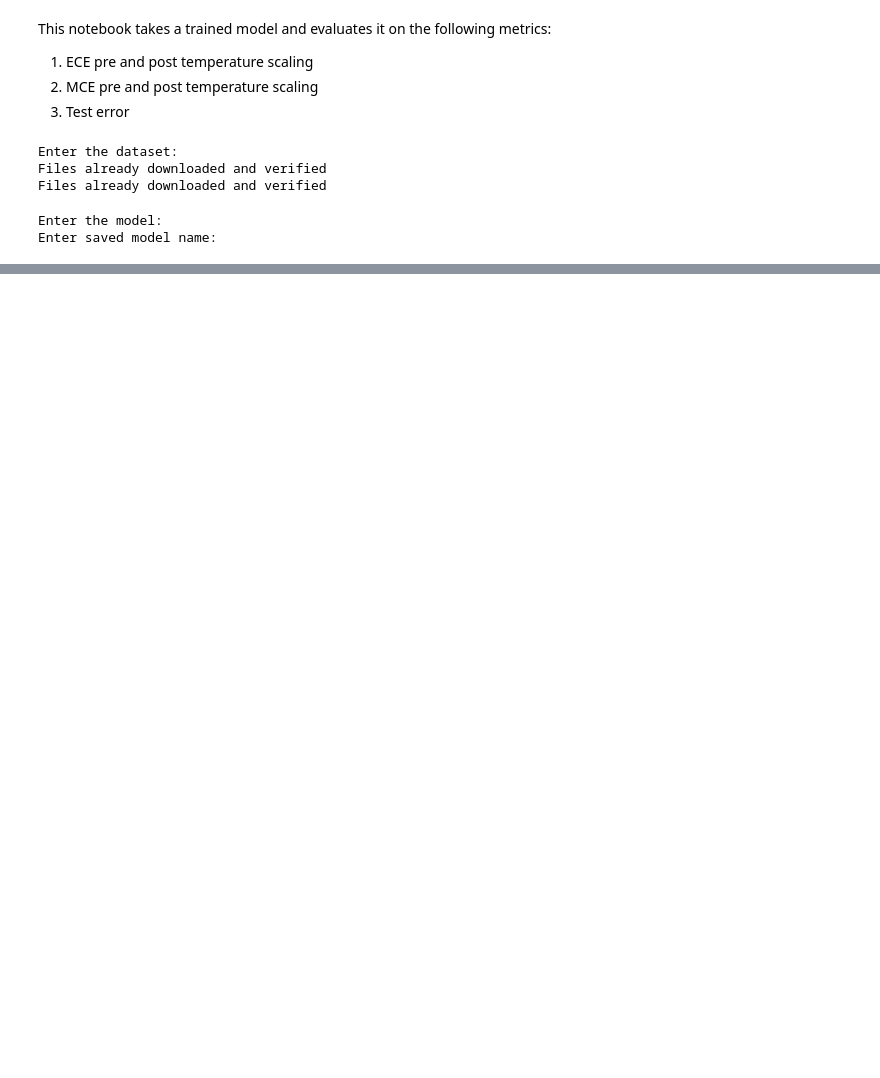
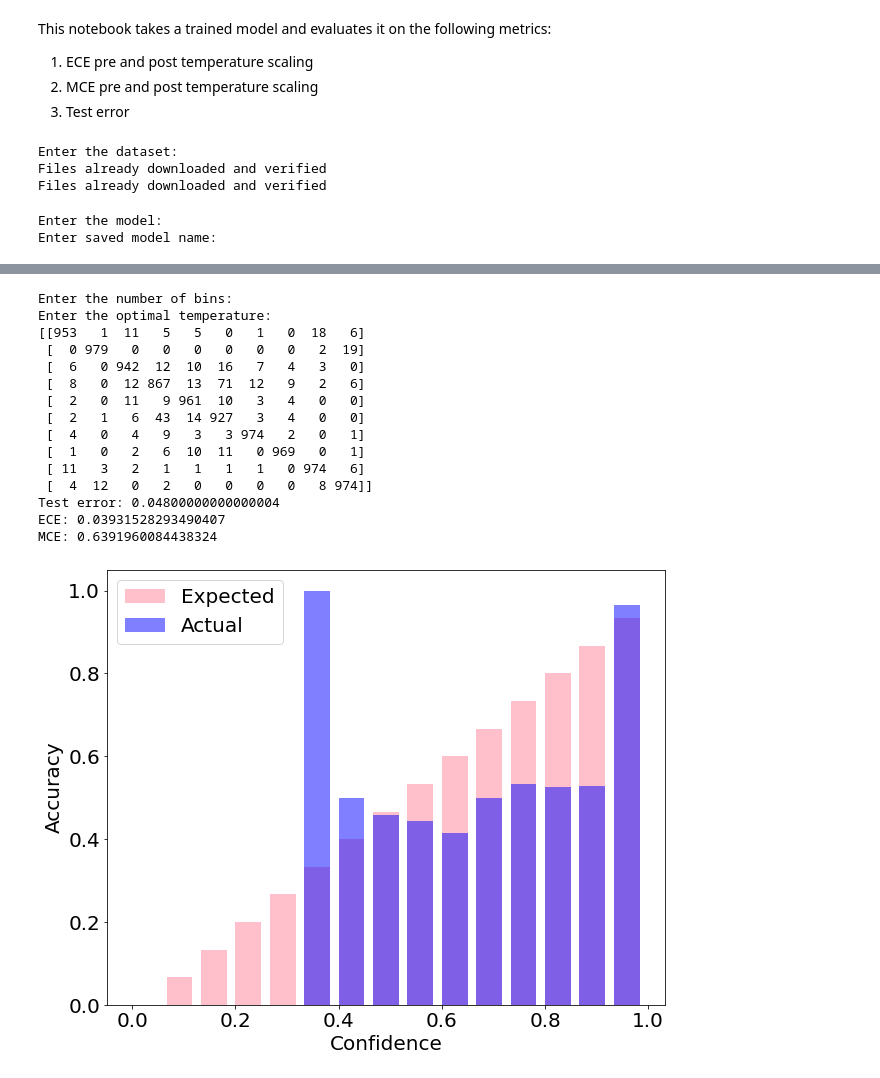
Before and after one commit to Linwei-Tao/progressive_fixing, a Jupyter notebook: Experiments/evaluate_single_model.ipynb, the cells around one changed output, grey strips where cells are left out. Saved outputs shown, nothing was run; the diff lists cells and outputs as text; code cells hidden in the pictures; blank space fills up the shorter version.

```diff
--- a/Experiments/evaluate_single_model.ipynb
+++ b/Experiments/evaluate_single_model.ipynb
@@ -172,27 +172,44 @@ MCE: 0.35594858919701927
 # %%
 # Evaluating the model at T = T_opt
 # Getting the number of bins
 print ('Enter the number of bins: ')
 # num_bins = int(input())
 num_bins = 15
 print ('Enter the optimal temperature: ')
-t_opt = float(input())
+t_opt = 1.1
 
 net = model(num_classes=num_classes, temp=t_opt)
 net.cuda()
-net = torch.nn.DataParallel(net, device_ids=range(torch.cuda.device_count()))
+# net = torch.nn.DataParallel(net, device_ids=range(torch.cuda.device_count()))
 cudnn.benchmark = True
-net.load_state_dict(torch.load('./' + str(saved_model_name)))
+net.load_state_dict(torch.load(str(saved_model_name)))
 
 conf_matrix, accuracy, labels, predictions, confidences = test_classification_net(net, test_loader, device)
 ece = expected_calibration_error(confidences, predictions, labels, num_bins=num_bins)
 mce = maximum_calibration_error(confidences, predictions, labels, num_bins=num_bins)
 
 print (conf_matrix)
 print ('Test error: ' + str((1 - accuracy)))
 print ('ECE: ' + str(ece))
 print ('MCE: ' + str(mce))
 
 # Plotting the reliability plot
 reliability_plot(confidences, predictions, labels, num_bins=num_bins)
 bin_strength_plot(confidences, predictions, labels, num_bins=num_bins)
+# %% [output]
+Enter the number of bins:
+Enter the optimal temperature:
+[[953   1  11   5   5   0   1   0  18   6]
+ [  0 979   0   0   0   0   0   0   2  19]
+ [  6   0 942  12  10  16   7   4   3   0]
+ [  8   0  12 867  13  71  12   9   2   6]
+ [  2   0  11   9 961  10   3   4   0   0]
+ [  2   1   6  43  14 927   3   4   0   0]
+ [  4   0   4   9   3   3 974   2   0   1]
+ [  1   0   2   6  10  11   0 969   0   1]
+ [ 11   3   2   1   1   1   1   0 974   6]
+ [  4  12   0   2   0   0   0   0   8 974]]
+Test error: 0.04800000000000004
+ECE: 0.03931528293490407
+MCE: 0.6391960084438324
+[figure, added]
```
Also changed, not shown: parts of 3 cells of this notebook, 4 other files.
